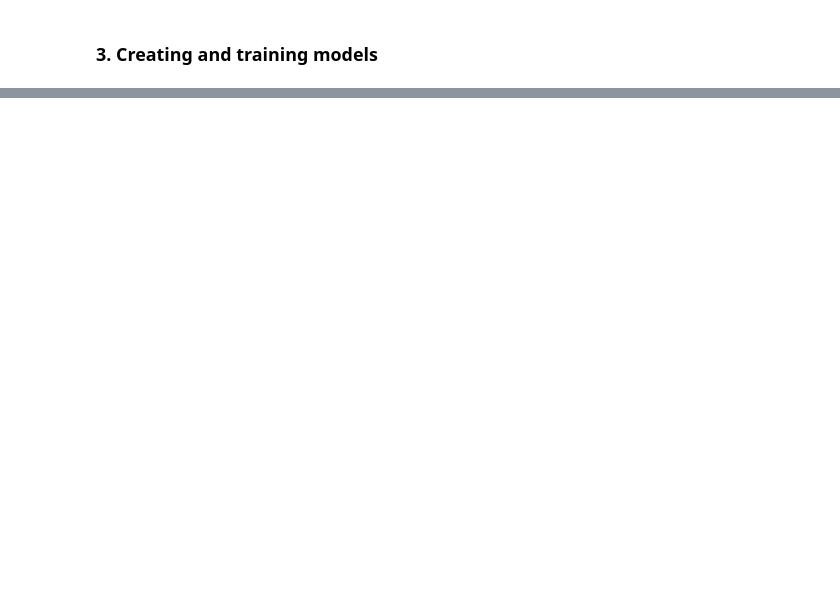
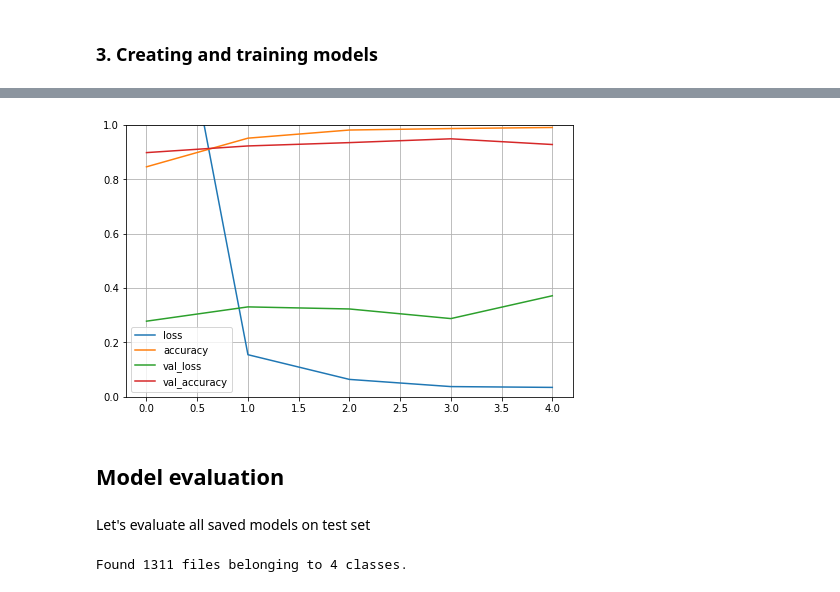
Before and after one commit to Stempnio/ml-tumor-classification, a Jupyter notebook: tumor_classifier.ipynb, the cells around one changed output, grey strips where cells are left out. Cells and saved outputs as stored; diff of their text form; code cells hidden in the pictures; blank space fills up the shorter version.

```diff
--- a/tumor_classifier.ipynb
+++ b/tumor_classifier.ipynb
@@ -192,0 +491,18 @@ Convolutional networks
+# %%
+from keras.applications.vgg16 import VGG16
+
+_VGG16 = VGG16(weights='imagenet',
+                   include_top=False,
+                   input_shape=(img_height,img_width,3))
+
+modelVGG16_1 = Sequential([
+    _VGG16,
+    Flatten(),
+    Dense(256, activation='relu'),
+    Dense(num_classes),
+    Activation("softmax")
+])
+
+modelVGG16_1.layers[0].trainable = False
+
+modelVGG16_1.summary()
@@ -192,0 +529,13 @@ Convolutional networks
+# %%
+modelVGG16_1.compile(
+  optimizer='adam',
+  loss="SparseCategoricalCrossentropy",
+  metrics=['accuracy'])
+
+history3 = modelVGG16_1.fit(
+    train_ds,
+    validation_data=val_ds,
+    epochs=5,
+    callbacks=_callbacks,
+    shuffle=True
+)
@@ -192,0 +560,17 @@ Convolutional networks
+# %%
+pd.DataFrame(history3.history).plot(figsize=(8, 5))
+plt.grid(True)
+plt.gca().set_ylim(0, 1)
+plt.show()
+# %% [output]
+[figure, added]
+# %% [markdown]
+## Model evaluation
+# %% [markdown]
+Let's evaluate all saved models on test set
+# %%
+test_ds = image_dataset_from_directory(
+  "Testing/",
+  image_size=(img_height, img_width))
+# %% [output]
+Found 1311 files belonging to 4 classes.
```
Also changed, not shown: parts of 53 cells of this notebook, 1 other file.
